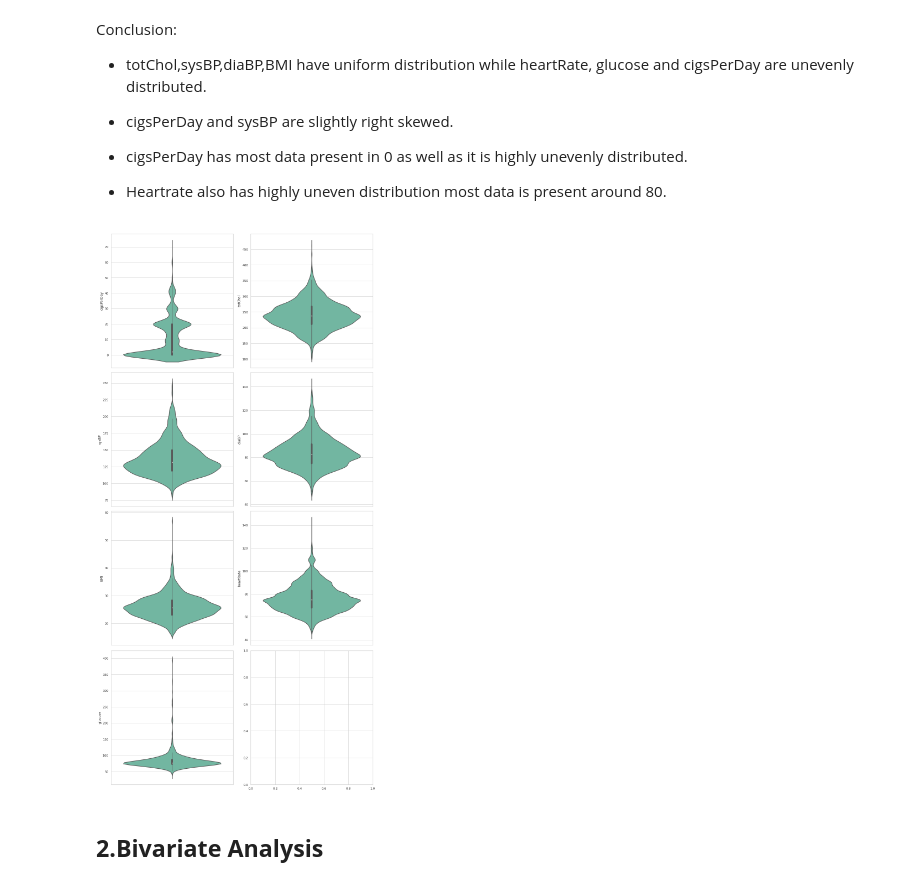
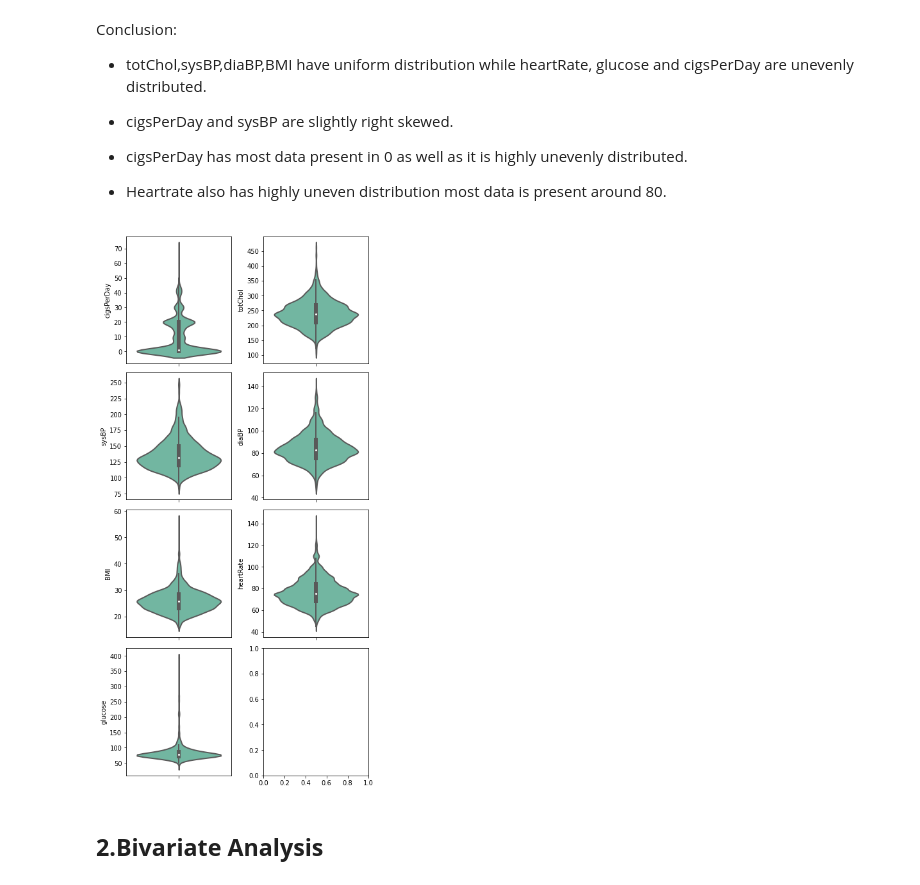
Before and after one commit to aditi10998/Cardiovascular_risk_prediction-, a Jupyter notebook: Cardiovascular_risk_prediction.ipynb, the cells around one changed output. Saved outputs shown, nothing was run; the diff lists cells and outputs as text; code cells hidden in the pictures.

```diff
--- a/Cardiovascular_risk_prediction.ipynb
+++ b/Cardiovascular_risk_prediction.ipynb
@@ -499,15 +511,15 @@ Conclusion:
 # %%
 num_plots = len(numeric_features)
 total_cols = 2
 total_rows = num_plots//total_cols + 1
 fig, axs = plt.subplots(nrows=total_rows, ncols=total_cols,
-                        figsize=(7*total_cols, 7*total_rows), facecolor='w', constrained_layout=True)
+                        figsize=(3*total_cols, 3*total_rows), facecolor='w', constrained_layout=True)
 for i, var in enumerate(numeric_features):
     row = i//total_cols
     pos = i % total_cols
     plot = sns.violinplot(y=var, data=Cardiovascular_risk_df, ax=axs[row][pos], linewidth=2,palette='Set2')
 # %% [output]
-[figure, old version]
+[figure, new version]
 # %% [markdown]
 ## **2.Bivariate Analysis**
 # %% [markdown]
```
Also changed, not shown: parts of 19 cells of this notebook.
